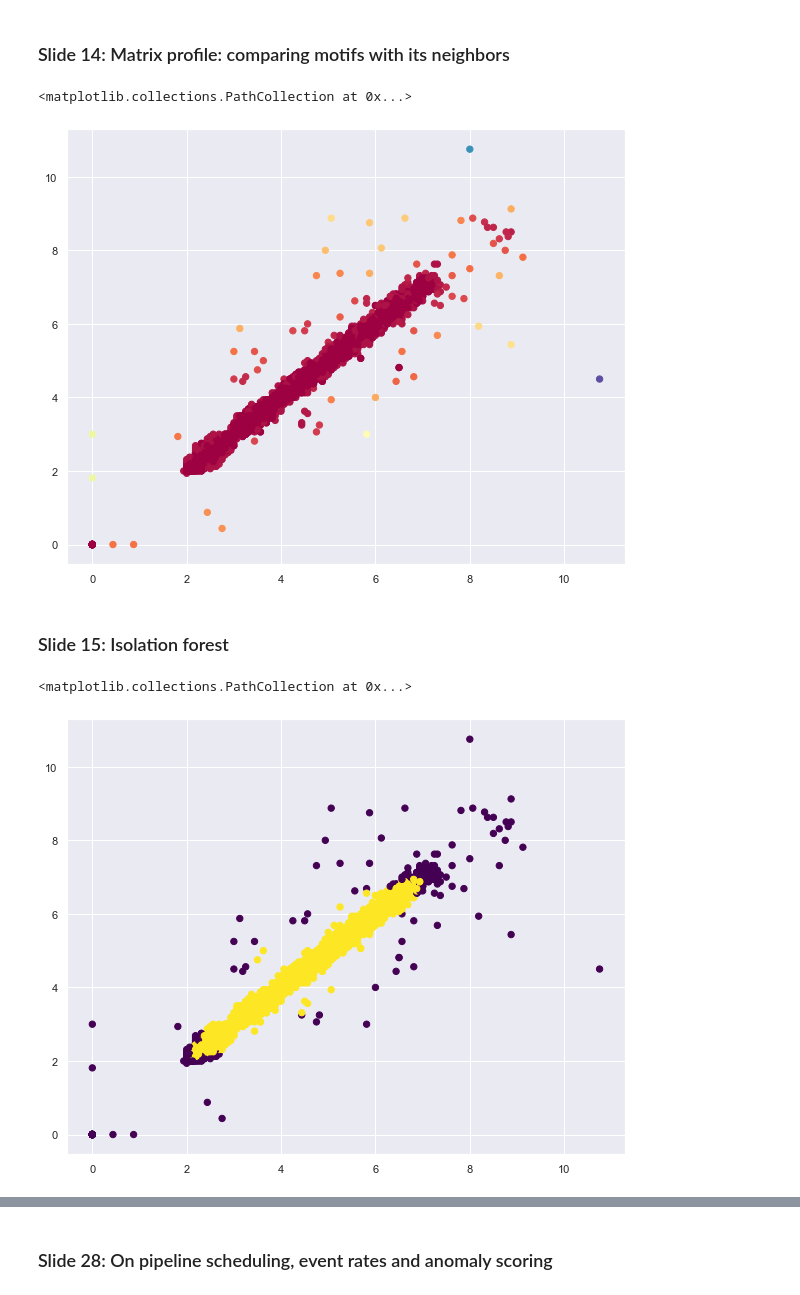
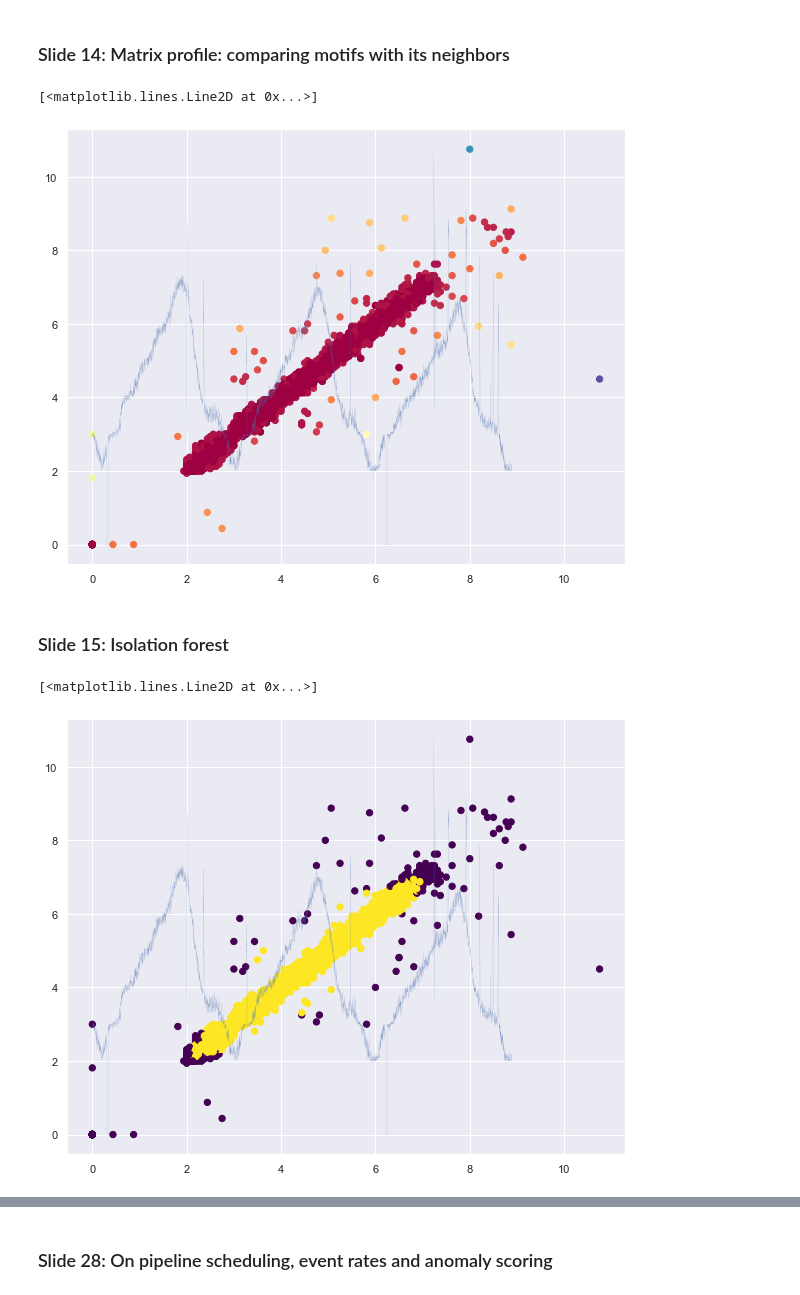
Before and after one commit to sedgewickmm18/notebooks-attic, a Jupyter notebook: MonitorAnomalyAIApps.ipynb, the cells around one changed output, grey strips where cells are left out. Cells and saved outputs as stored; diff of their text form; code cells hidden in the pictures.

```diff
--- a/MonitorAnomalyAIApps.ipynb
+++ b/MonitorAnomalyAIApps.ipynb
@@ -314,9 +338,10 @@ fig, ax = plt.subplots(1, 1, figsize=(10,8), squeeze=False)
 ax[0,0].scatter(temp_win[:, 0], temp_win[:, 1], s=40, c=matrix_distance, cmap='Spectral') #, vmin=min(n2), vmax=max(n2)+1)
 #ax[0,0].contour(xx1, yy1, -Zm, s=2, levels=[14.0], c='red')
 #ax[1,0].plot(range(temp_win.shape[0]), matrix_profile)
+ax[0,0].plot(np.arange(temperature.shape[0]).astype(float)/450, temperature, lw=0.08, zorder=10)
 # %% [output]
-<matplotlib.collections.PathCollection at 0x...>
+[<matplotlib.lines.Line2D at 0x...>]
-[figure, old version]
+[figure, new version]
 # %% [markdown]
 ### Slide 15: Isolation forest
 # %%
@@ -325,7 +350,8 @@ iso = IsolationForest(random_state=42, contamination=0.1).fit(temp_win)
 # %%
 fig, ax = plt.subplots(1, 1, figsize=(10,8), squeeze=False)
 
 ax[0,0].scatter(temp_win[:, 0], temp_win[:, 1], s=40, c=iso.predict(temp_win), cmap='viridis')
+ax[0,0].plot(np.arange(temperature.shape[0]).astype(float)/450, temperature, lw=0.08, zorder=10)
 # %% [output]
-<matplotlib.collections.PathCollection at 0x...>
+[<matplotlib.lines.Line2D at 0x...>]
-[figure, old version]
+[figure, new version]
```
Also changed, not shown: parts of 10 cells of this notebook, 6 other files.
